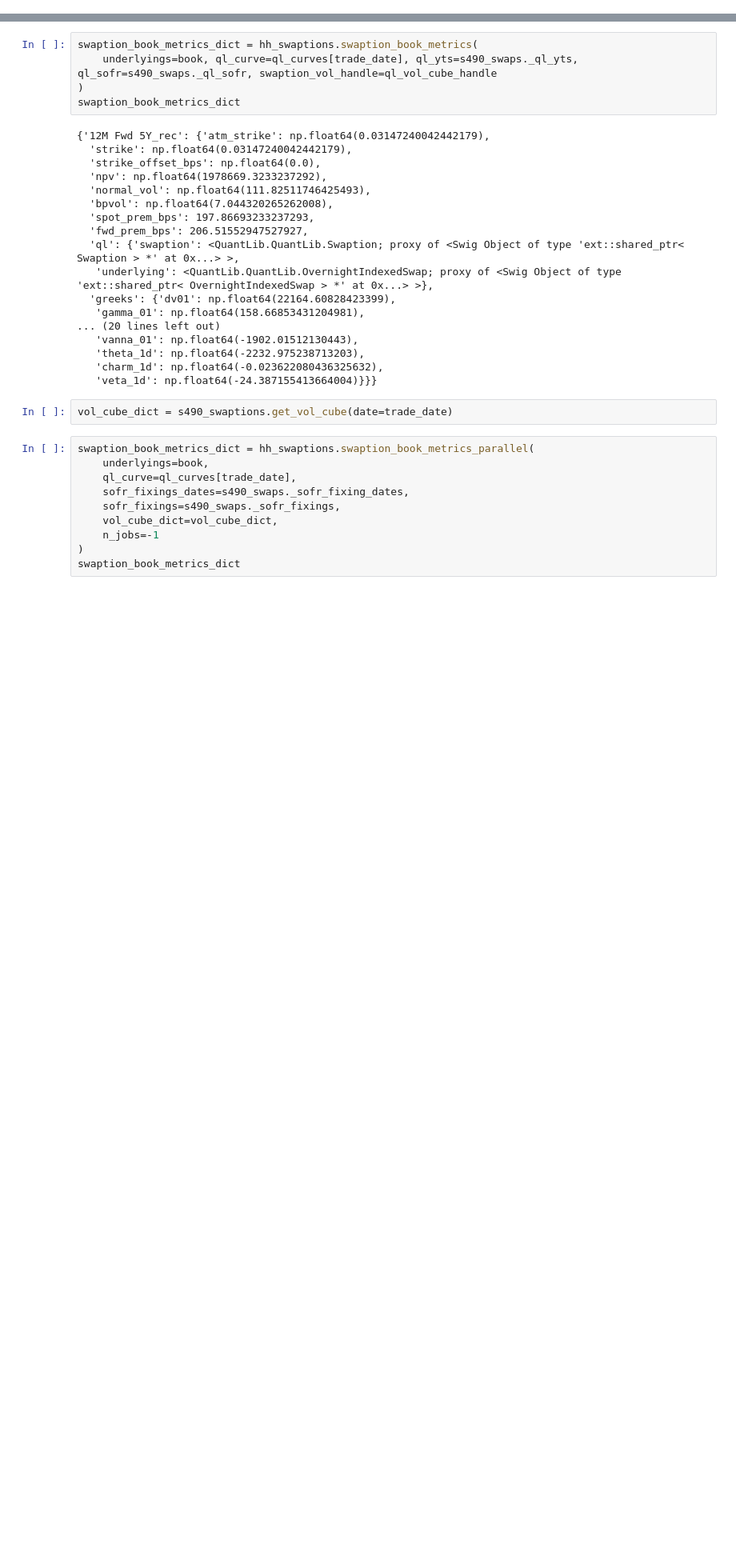
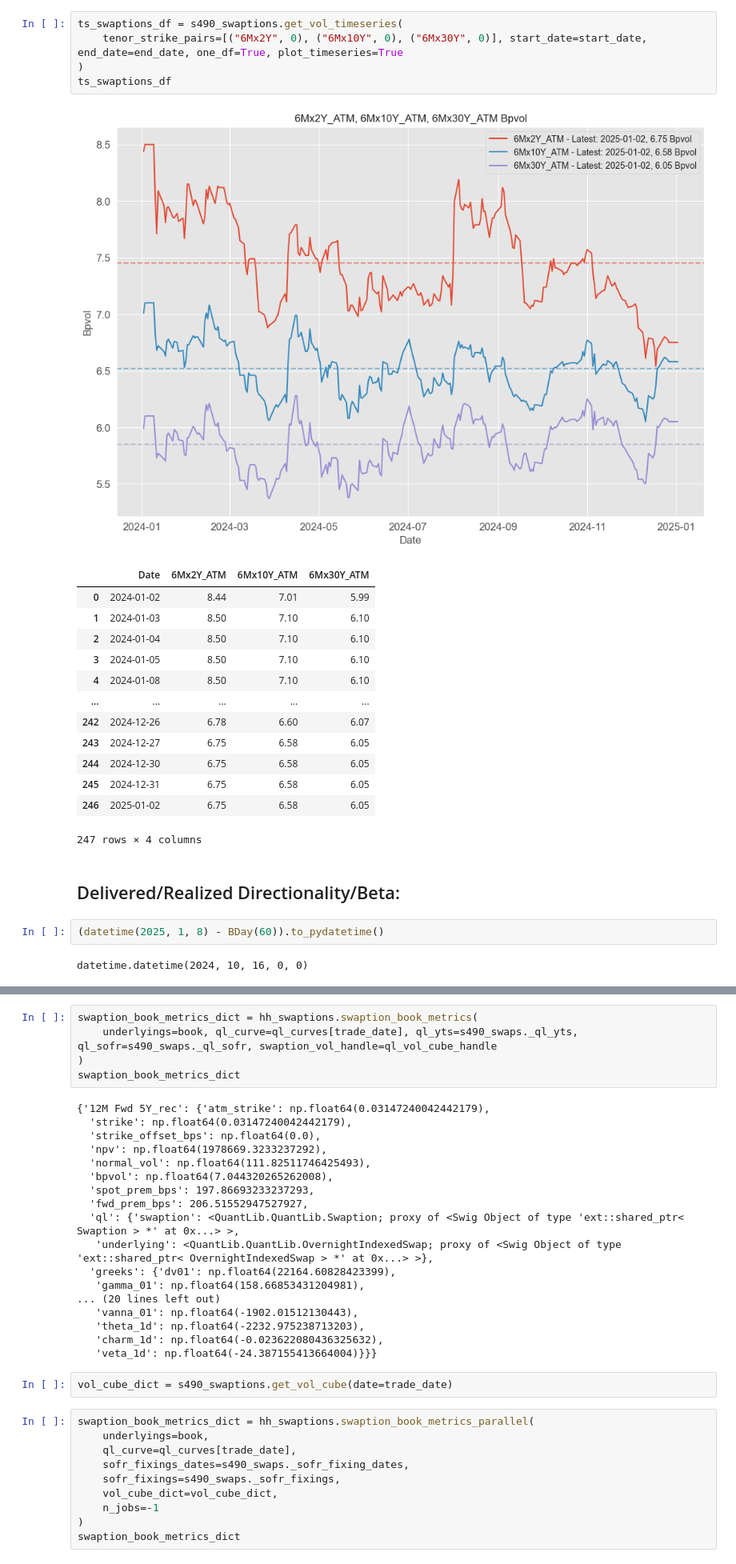
Before and after one commit to pfin/Curvy-CUSIPs, a Jupyter notebook: notebooks/conditional_trades.ipynb, the cells around one changed output, grey strips where cells are left out. Shown at 80% size. Saved outputs shown, nothing was run; the diff lists cells and outputs as text; blank space fills up the shorter version.

```diff
--- a/notebooks/conditional_trades.ipynb
+++ b/notebooks/conditional_trades.ipynb
@@ -153,0 +88,26 @@ ql_vol_cube_handle = s490_swaptions.get_ql_vol_cube_handle(date=trade_date)
+# %%
+ts_swaptions_df = s490_swaptions.get_vol_timeseries(
+    tenor_strike_pairs=[("6Mx2Y", 0), ("6Mx10Y", 0), ("6Mx30Y", 0)], start_date=start_date, end_date=end_date, one_df=True, plot_timeseries=True
+)
+ts_swaptions_df
+# %% [output]
+[figure, added]
+|  | Date | 6Mx2Y_ATM | 6Mx10Y_ATM | 6Mx30Y_ATM |
+| 0 | 2024-01-02 | 8.44 | 7.01 | 5.99 |
+| 1 | 2024-01-03 | 8.50 | 7.10 | 6.10 |
+| 2 | 2024-01-04 | 8.50 | 7.10 | 6.10 |
+| 3 | 2024-01-05 | 8.50 | 7.10 | 6.10 |
+| 4 | 2024-01-08 | 8.50 | 7.10 | 6.10 |
+| ... | ... | ... | ... | ... |
+| 242 | 2024-12-26 | 6.78 | 6.60 | 6.07 |
+| 243 | 2024-12-27 | 6.75 | 6.58 | 6.05 |
+| 244 | 2024-12-30 | 6.75 | 6.58 | 6.05 |
+| 245 | 2024-12-31 | 6.75 | 6.58 | 6.05 |
+| 246 | 2025-01-02 | 6.75 | 6.58 | 6.05 |
+247 rows × 4 columns
+# %% [markdown]
+## Delivered/Realized Directionality/Beta:
+# %%
+(datetime(2025, 1, 8) - BDay(60)).to_pydatetime()
+# %% [output]
+datetime.datetime(2024, 10, 16, 0, 0)
```
Also changed, not shown: parts of 14 cells of this notebook, 5 other files.
